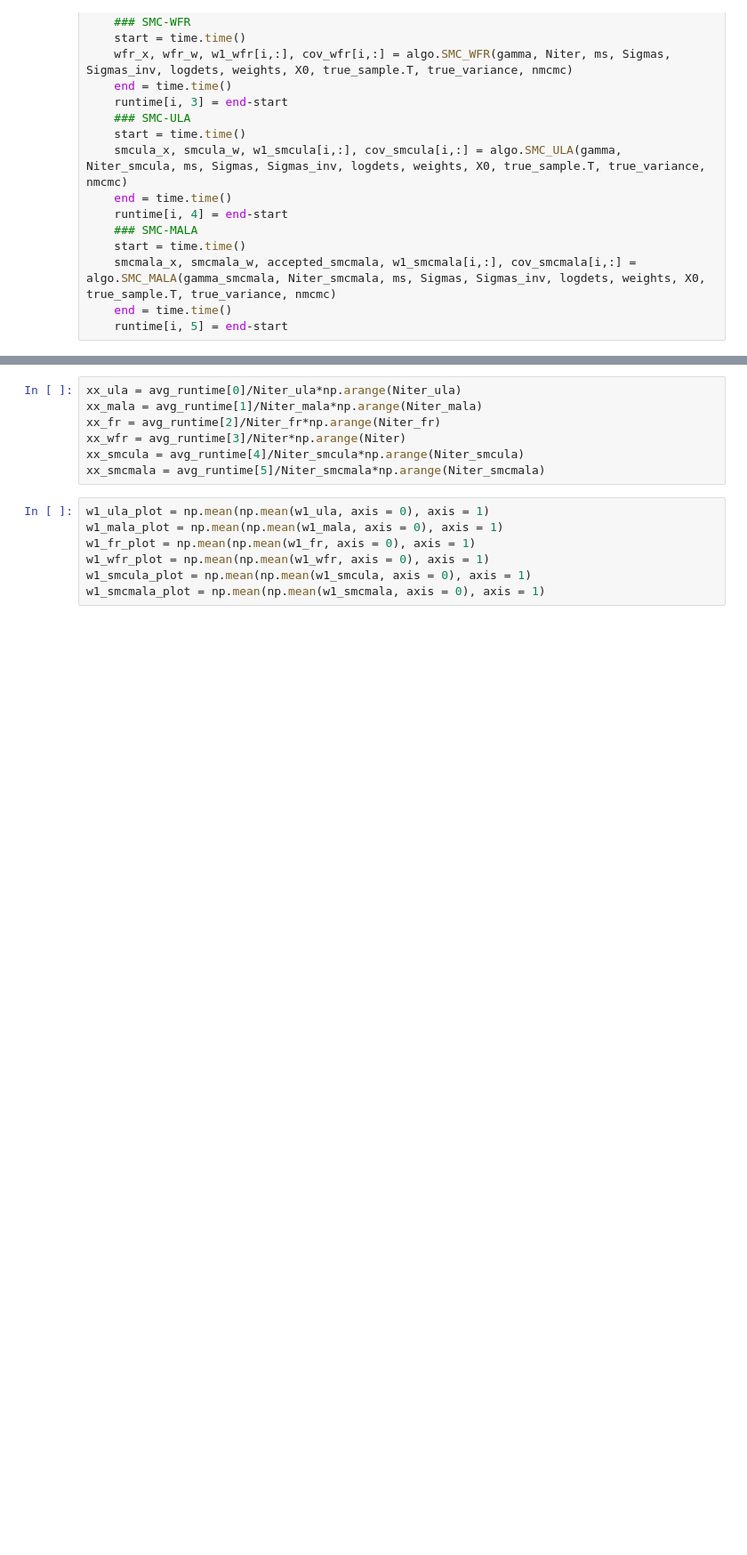
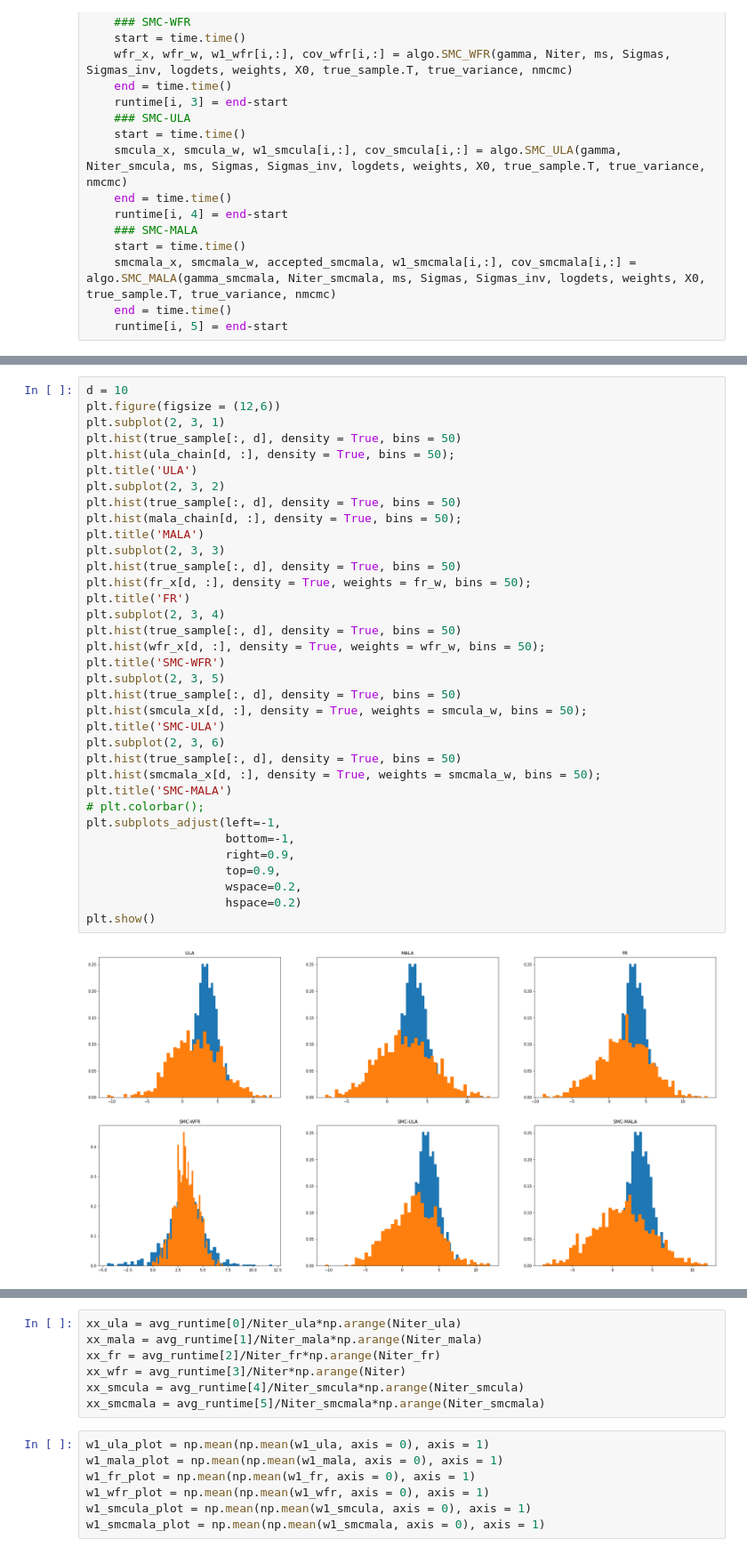
Before and after one commit to FrancescaCrucinio/SMC-WFR, a Jupyter notebook: GaussianMixture/GaussianMixture20D_FlowComparison.ipynb, the cells around one changed output, grey strips where cells are left out. Shown at 89% size. Cells and saved outputs as stored; diff of their text form; blank space fills up the shorter version.

```diff
--- a/GaussianMixture/GaussianMixture20D_FlowComparison.ipynb
+++ b/GaussianMixture/GaussianMixture20D_FlowComparison.ipynb
@@ -207,3 +206,40 @@ plt.show()
+# %%
+d = 10
+plt.figure(figsize = (12,6))
+plt.subplot(2, 3, 1)
+plt.hist(true_sample[:, d], density = True, bins = 50)
+plt.hist(ula_chain[d, :], density = True, bins = 50);
+plt.title('ULA')
+plt.subplot(2, 3, 2)
+plt.hist(true_sample[:, d], density = True, bins = 50)
+plt.hist(mala_chain[d, :], density = True, bins = 50);
+plt.title('MALA')
+plt.subplot(2, 3, 3)
+plt.hist(true_sample[:, d], density = True, bins = 50)
+plt.hist(fr_x[d, :], density = True, weights = fr_w, bins = 50);
+plt.title('FR')
+plt.subplot(2, 3, 4)
+plt.hist(true_sample[:, d], density = True, bins = 50)
+plt.hist(wfr_x[d, :], density = True, weights = wfr_w, bins = 50);
+plt.title('SMC-WFR')
+plt.subplot(2, 3, 5)
+plt.hist(true_sample[:, d], density = True, bins = 50)
+plt.hist(smcula_x[d, :], density = True, weights = smcula_w, bins = 50);
+plt.title('SMC-ULA')
+plt.subplot(2, 3, 6)
+plt.hist(true_sample[:, d], density = True, bins = 50)
+plt.hist(smcmala_x[d, :], density = True, weights = smcmala_w, bins = 50);
+plt.title('SMC-MALA')
+# plt.colorbar();
+plt.subplots_adjust(left=-1,
+                    bottom=-1,
+                    right=0.9,
+                    top=0.9,
+                    wspace=0.2,
+                    hspace=0.2)
+plt.show()
+# %% [output]
+[figure, added]
 # %%
 np.mean(np.sum(accepted_mala, axis = 0)/Niter_mala)
 # %% [output]
```
Also changed, not shown: parts of 7 cells of this notebook.
